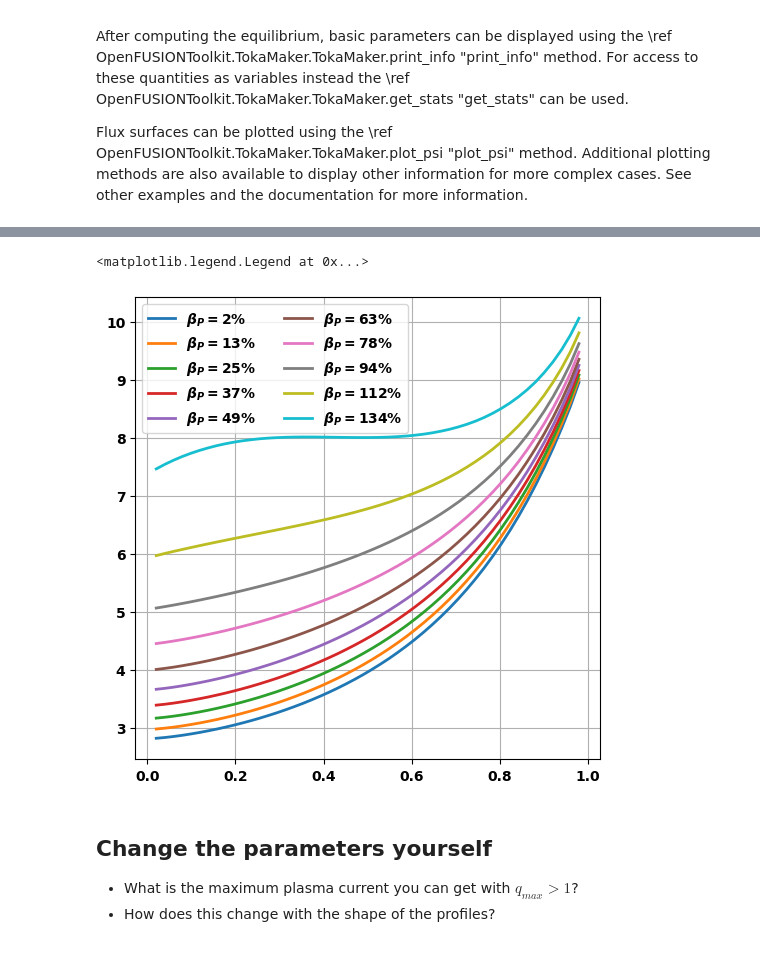
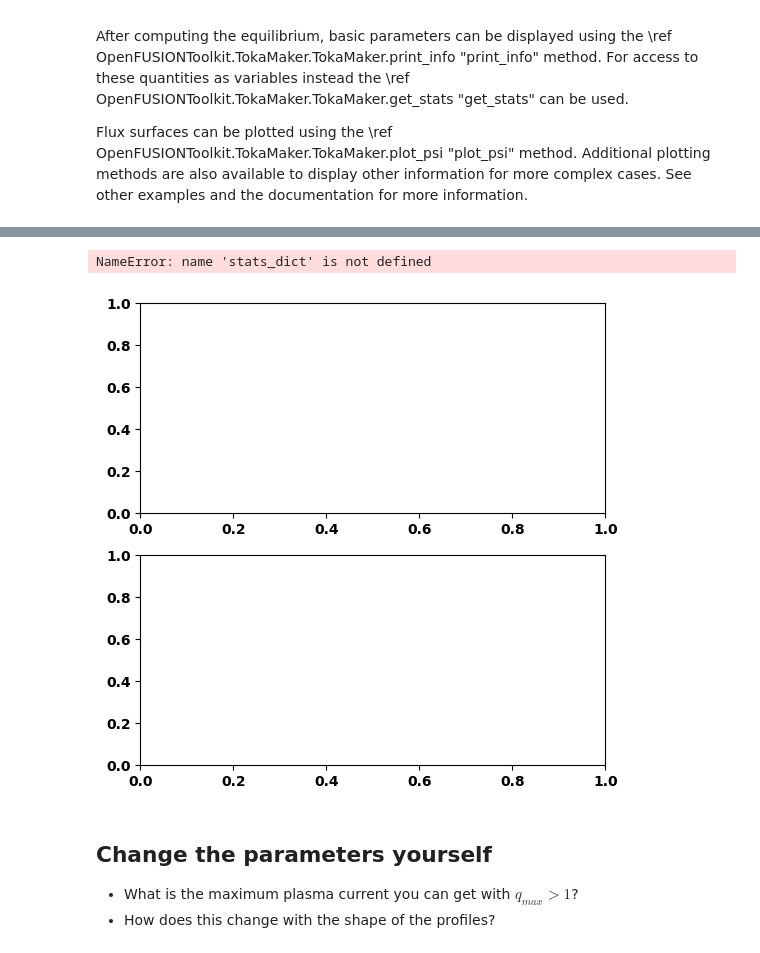
Before and after one commit to OpenFUSIONToolkit/OpenFUSIONToolkit-Tutorials, a Jupyter notebook: PPPL_SULI-2024/ex1-fixed_boundary.ipynb, the cells around one changed output, grey strips where cells are left out. Cells and saved outputs as stored; diff of their text form; code cells hidden in the pictures.

Commit message:
PPPL_SULI-2024: Update example 1 to add figures and more explanation

```diff
--- a/PPPL_SULI-2024/ex1-fixed_boundary.ipynb
+++ b/PPPL_SULI-2024/ex1-fixed_boundary.ipynb
@@ -55,13 +106,12 @@ First we define a target size to set the resolution in our grid. This variable w
 ### Define boundary
 For this example we will first generate a mesh for fixed-boundary calculation using the simple flux surface definition in \ref OpenFUSIONToolkit.TokaMaker.create_isoflux "create_isoflux". This function parameterizes a surface using a center point (R,Z), minor radius (a), and elongation and triangularity, which can can optionally have different upper and lower value. For this case we make a plasma comparable to those generated in the LTX-$\beta$ device at the Princeton Plasma Physics Laboratory.
 # %%
-mesh_dx = 0.1
-R0_target = 6.3
-Z0_target = 0.5
-a_target = 2.0
-kappa_target = 1.0
-delta_target = 0.0
-LCFS_contour = create_isoflux(40,R0_target,Z0_target,a_target,kappa_target,delta_target)
+R0 = 6.3
+Z0 = 0.5
+r_minor = 2.0
+kappa = 1.0
+delta = 0.0
+LCFS_contour = create_isoflux(40,R0,Z0,r_minor,kappa,delta)
 # %% [markdown]
 ### Define regions and attributes
 We now create the mesh object and define the various logical mesh regions. In this case we only have one region, which is named `plasma` and is of type `plasma`. See other examples for more complex cases with other region types.
@@ -240,19 +284,23 @@ Equilibrium Statistics:
 mygs.settings.pm=False
 mygs.update_settings()
 # %%
-q_fig, q_ax = plt.subplots(1,1)
+fig, (q_ax, r_ax) = plt.subplots(2,1)
 for P0_target_tmp in np.linspace(1.E3,5.E4,10):
     mygs.set_targets(Ip=Ip_target, pax=P0_target_tmp)
     err_flag = mygs.solve()
-    #
+    # Plot shift in magnetic axis
+    r_ax.plot(stats_dict['beta_pol'],(mygs.o_point[0]-R0)/r_minor,'o')
+    # Plot evolution of q-profile
     stats_dict = mygs.get_stats()
     psi_q,qvals,_,_,_,_ = mygs.get_q()
     q_ax.plot(psi_q,qvals,label=r'$\beta_P = {0:.0f}\%$'.format(stats_dict['beta_pol']))
 q_ax.grid(True)
-q_ax.legend(ncols=2)
+q_ax.legend(bbox_to_anchor=(1.4, 0.5))
+r_ax.grid(True)
+_ = r_ax.set_ylim(bottom=0.0)
 # %% [output]
-<matplotlib.legend.Legend at 0x...>
+NameError: name 'stats_dict' is not defined
-[figure, old version]
+[figure, new version]
 # %% [markdown]
 ## Change the parameters yourself
 
```
Also changed, not shown: parts of 12 cells of this notebook, 4 other files.
